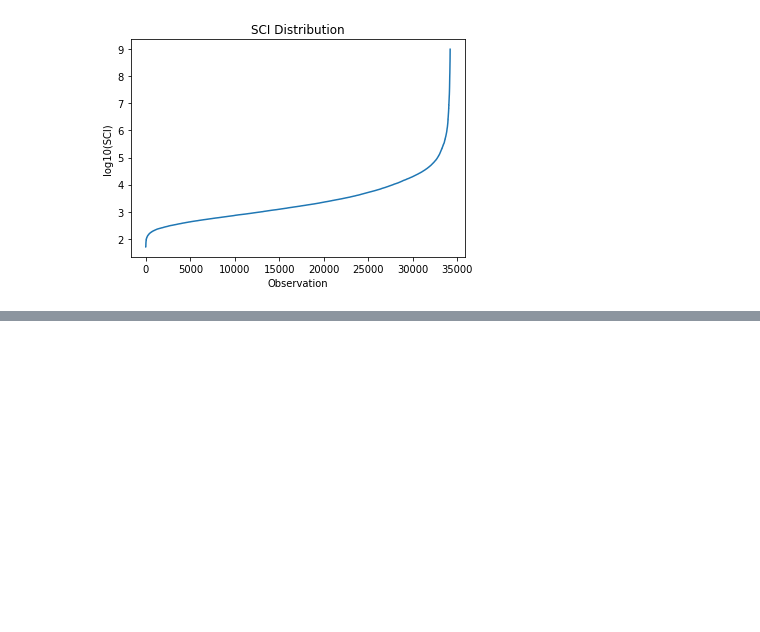
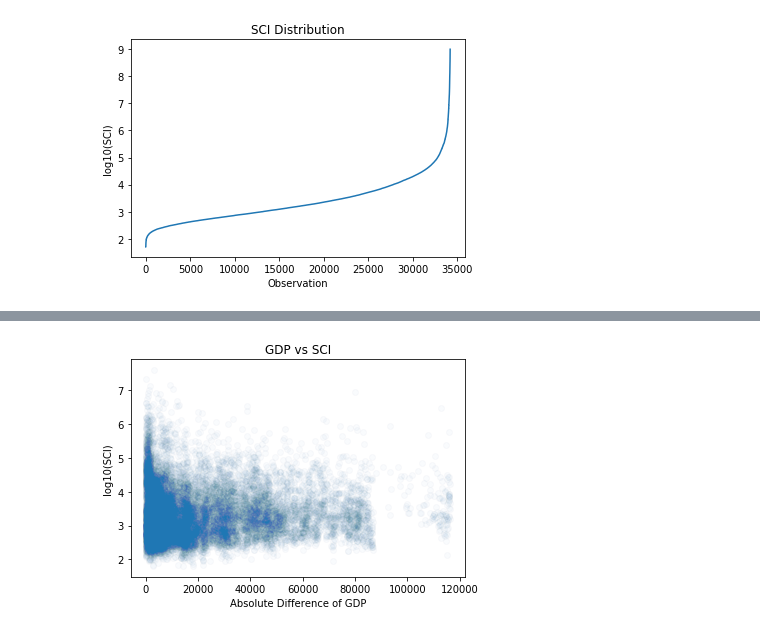
Before and after one commit to jonahdf/social-connectedness, a Jupyter notebook: correlationGDP.ipynb, the cells around one changed output, grey strips where cells are left out. Saved outputs shown, nothing was run; the diff lists cells and outputs as text; code cells hidden in the pictures; blank space fills up the shorter version.

```diff
--- a/correlationGDP.ipynb
+++ b/correlationGDP.ipynb
@@ -54,0 +53,26 @@ Text(0.5, 0, 'Observation')
+# %%
+# correlation between GDP and SCI
+country_data = pd.read_csv('data/country.csv',encoding='latin-1')
+country_data = country_data.astype(str)
+sci_data = pd.read_csv('data/sci.csv',encoding='latin-1').astype(str)
+gdps = country_data[['alpha-2','gdp']]
+
+# merge GDP and SCI datasets
+merged = sci_data.merge(gdps,
+                            how='left',
+                            left_on='user_loc',
+                            right_on = 'alpha-2')
+merged = merged.merge(gdps,
+                        how='left',
+                        left_on='fr_loc',
+                        right_on='alpha-2',
+                        suffixes=('_user','_fr'))
+merged = merged.drop(columns=['alpha-2_user','alpha-2_fr'])
+print(merged)
+
+# cleaning data to remove NA values from GDP
+merged['gdp_user'] = pd.to_numeric(merged['gdp_user'], errors='coerce')
+merged['gdp_fr'] = pd.to_numeric(merged['gdp_fr'], errors='coerce')
+merged = merged[merged['gdp_user'].notna()]
+merged = merged[merged['gdp_fr'].notna()]
+print(merged)
@@ -54,0 +97,7 @@ Text(0.5, 0, 'Observation')
+# %%
+# add a column for absolute difference of GDP
+merged["abs_diff_gdp"] = abs(merged['gdp_user'] - merged['gdp_fr'])
+
+# drop any rows if the absolute difference is 0; this is when a country was compared against itself
+merged.drop(merged[merged["abs_diff_gdp"] == 0].index, inplace = True)
+print(merged)
@@ -54,0 +122,12 @@ Text(0.5, 0, 'Observation')
+# %%
+# add a column for the log10(SCI)
+merged['scaled_sci'] = pd.to_numeric(merged['scaled_sci'], errors='coerce')
+merged['SCI_log10'] = np.log10(merged['scaled_sci'])
+
+plt.scatter(merged['abs_diff_gdp'], merged['SCI_log10'], alpha = 0.01)
+plt.xlabel('Absolute Difference of GDP')
+plt.ylabel('log10(SCI)')
+plt.title('GDP vs SCI')
+plt.show()
+# %% [output]
+[figure, added]
```
Also changed, not shown: parts of 3 cells of this notebook.
